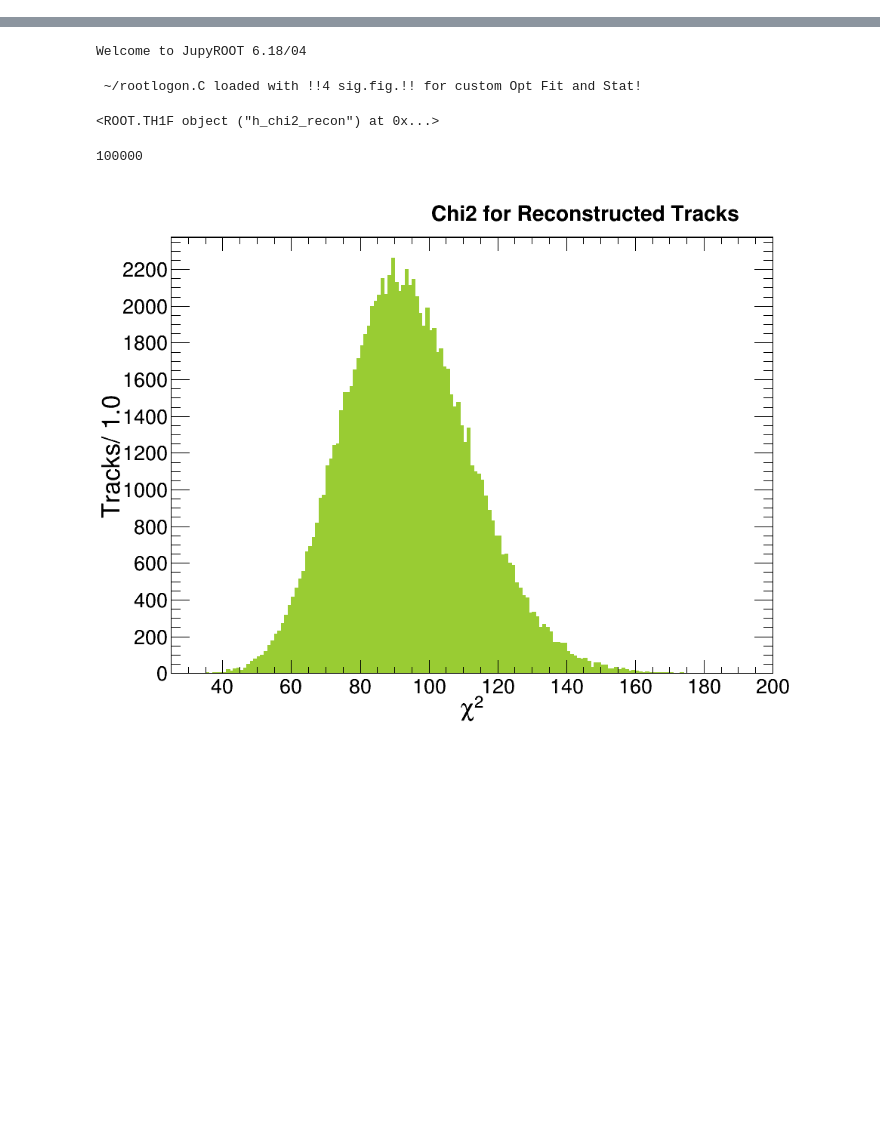
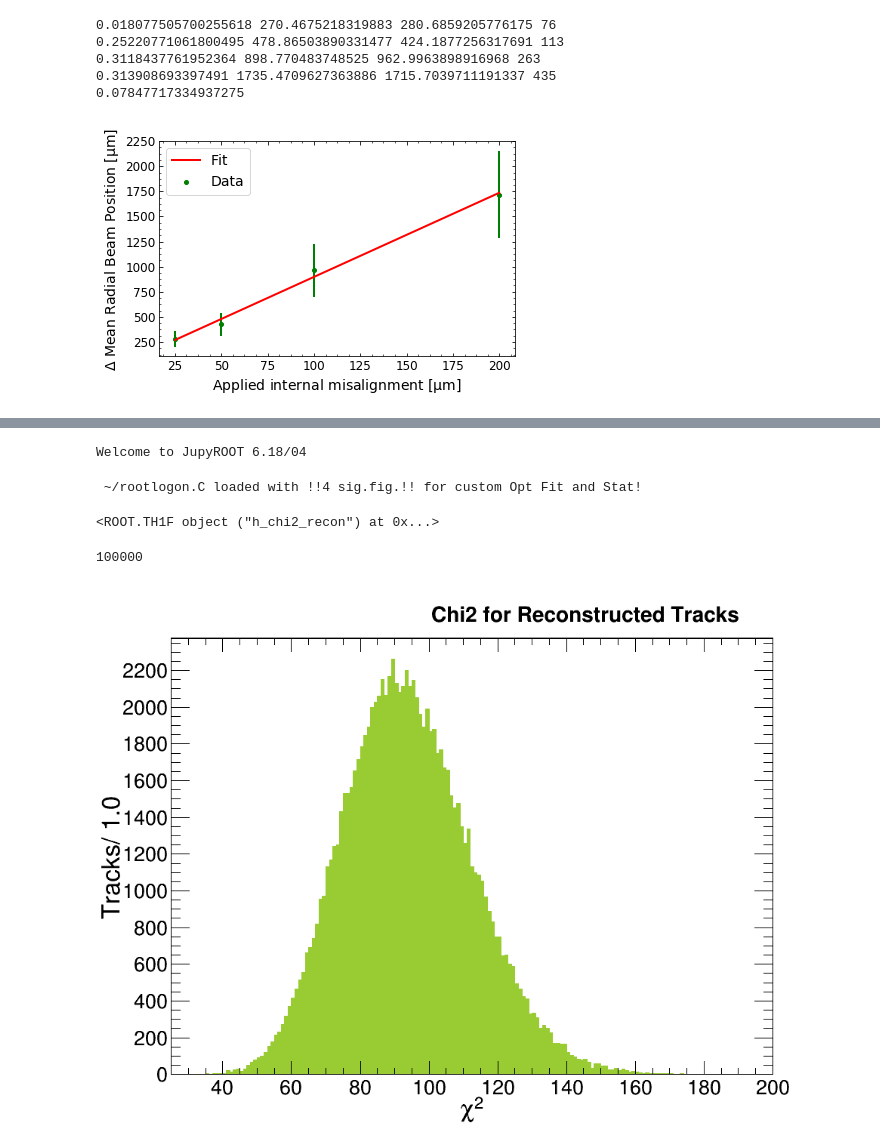
Before and after one commit to glukicov/alignTrack, a Jupyter notebook: mpIIDESY/Plots/ThesisPlots.ipynb, the cells around one changed output, grey strips where cells are left out. Saved outputs shown, nothing was run; the diff lists cells and outputs as text; code cells hidden in the pictures; blank space fills up the shorter version.

```diff
--- a/mpIIDESY/Plots/ThesisPlots.ipynb
+++ b/mpIIDESY/Plots/ThesisPlots.ipynb
@@ -7,8 +7,8 @@ layer_N=4
 totalN=layer_N*module_N
 font_size=14
 # %%
-points=pd.read_csv("points.txt")
-errors=pd.read_csv("errors.txt")
+points=pd.read_csv("points_1.txt")
+errors=pd.read_csv("errors_1.txt")
 points.columns = points.columns.str.replace(' ', '') # remove " y" -> "y"
 errors.columns = errors.columns.str.replace(' ', '') # remove " y" -> "y"
 # %%
@@ -16,2 +47,11 @@ errors.columns = errors.columns.str.replace(' ', '') # remove " y" -> "y"
+# %%
+plotLineFit(r"$\Delta$ Mean Radial Beam Position [$\mathrm{\mu}$m]", "Applied internal misalignment [$\mathrm{\mu}$m]", points, errors)
+# %% [output]
+0.018077505700255618 270.4675218319883 280.6859205776175 76
+0.25220771061800495 478.86503890331477 424.1877256317691 113
+0.3118437761952364 898.770483748525 962.9963898916968 263
+0.313908693397491 1735.4709627363886 1715.7039711191337 435
+0.07847717334937275
+[figure, added]
 # %%
 # cm -> um
```
Also changed, not shown: parts of 5 cells of this notebook, 2 other files.
